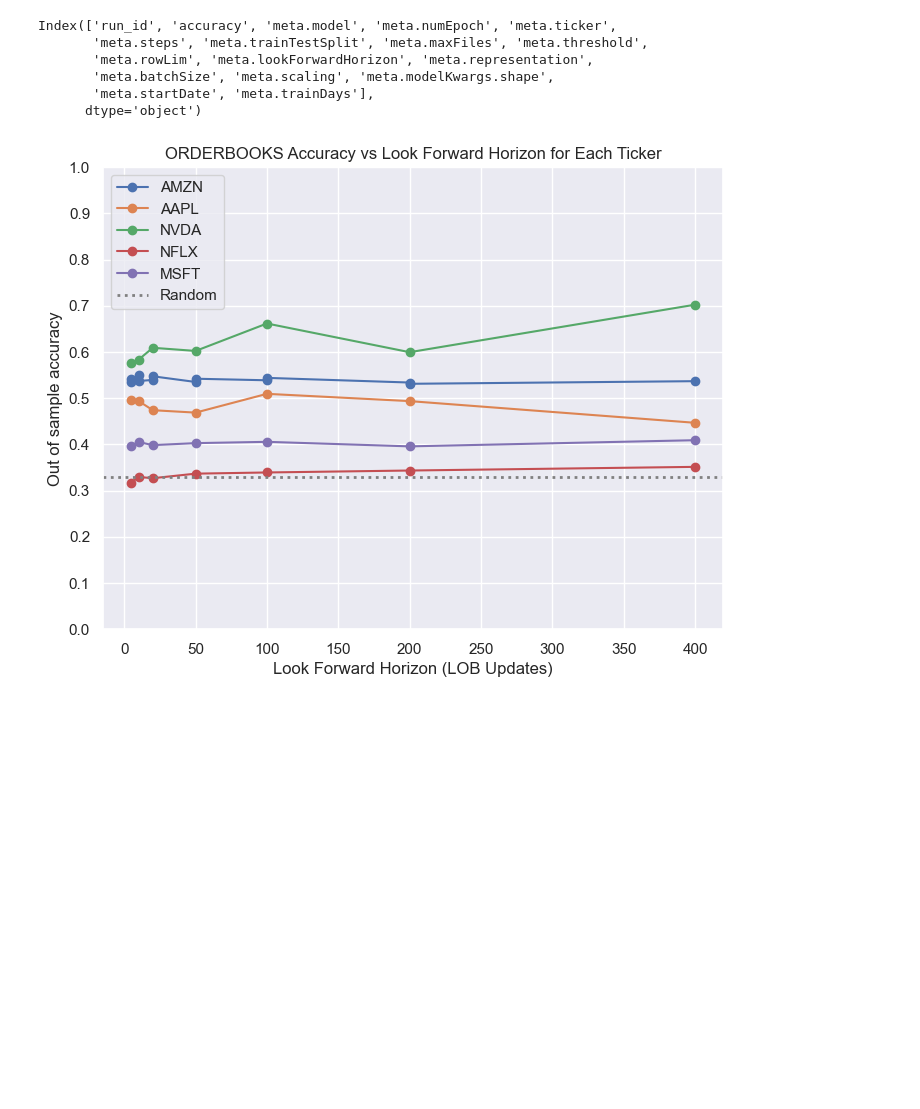
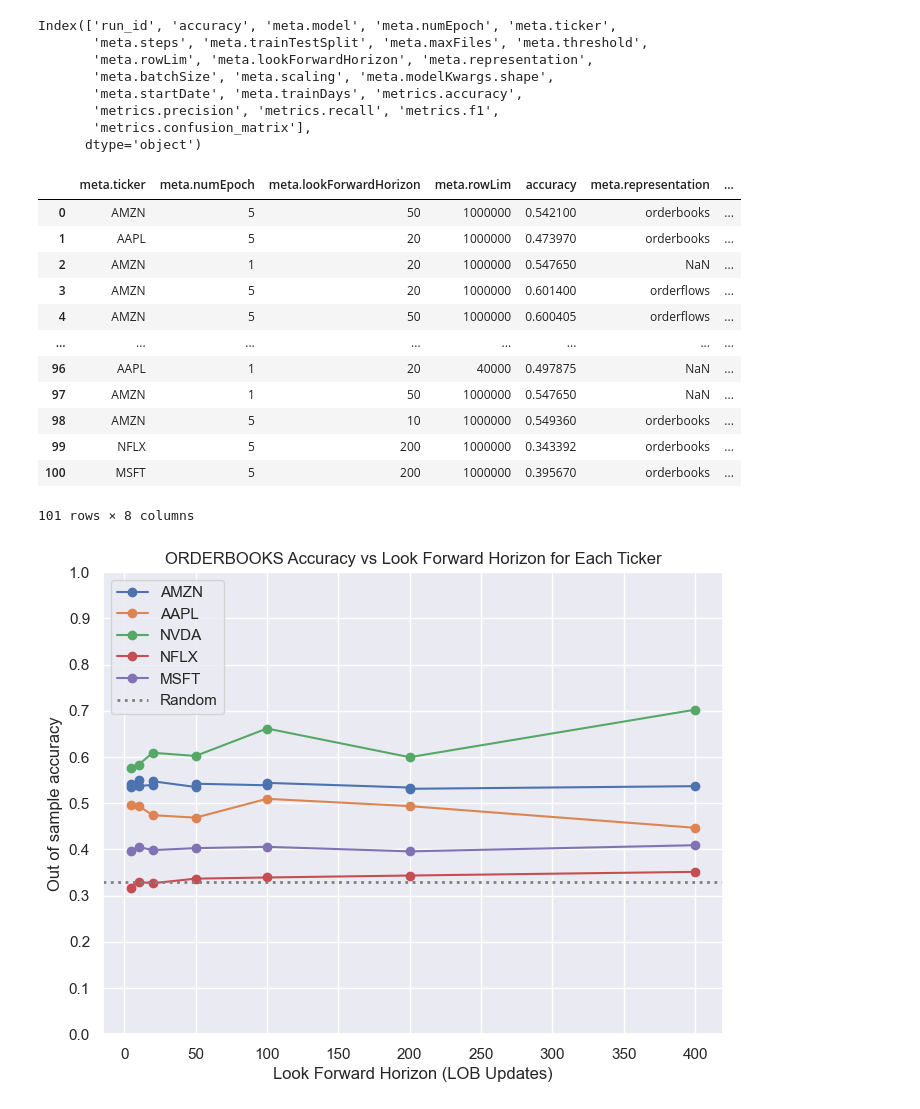
Before and after one commit to benhunt19/deep-lob-project, a Jupyter notebook: src/notebooks/resultsExploration.ipynb, the cells around one changed output. Cells and saved outputs as stored; diff of their text form; code cells hidden in the pictures; blank space fills up the shorter version.

```diff
--- a/src/notebooks/resultsExploration.ipynb
+++ b/src/notebooks/resultsExploration.ipynb
@@ -14,17 +14,32 @@ from src.data_processing.resultMetaUtils import frameFromResultMeta
 # %%
 # Create the datatframe from the results meta
 df = frameFromResultMeta()
 print(df.columns)
 cols = ['meta.ticker', 'meta.numEpoch', 'meta.lookForwardHorizon', 'meta.rowLim', 'accuracy', 'meta.representation', 'meta.model', 'run_id']
 df = df[cols]
-# display(df)
+display(df)
 # %% [output]
 Index(['run_id', 'accuracy', 'meta.model', 'meta.numEpoch', 'meta.ticker',
        'meta.steps', 'meta.trainTestSplit', 'meta.maxFiles', 'meta.threshold',
        'meta.rowLim', 'meta.lookForwardHorizon', 'meta.representation',
        'meta.batchSize', 'meta.scaling', 'meta.modelKwargs.shape',
-       'meta.startDate', 'meta.trainDays'],
+       'meta.startDate', 'meta.trainDays', 'metrics.accuracy',
+       'metrics.precision', 'metrics.recall', 'metrics.f1',
+       'metrics.confusion_matrix'],
       dtype='object')
+|  | meta.ticker | meta.numEpoch | meta.lookForwardHorizon | meta.rowLim | accuracy | meta.representation | ... |
+| 0 | AMZN | 5 | 50 | 1000000 | 0.542100 | orderbooks | ... |
+| 1 | AAPL | 5 | 20 | 1000000 | 0.473970 | orderbooks | ... |
+| 2 | AMZN | 1 | 20 | 1000000 | 0.547650 | NaN | ... |
+| 3 | AMZN | 5 | 20 | 1000000 | 0.601400 | orderflows | ... |
+| 4 | AMZN | 5 | 50 | 1000000 | 0.600405 | orderflows | ... |
+| ... | ... | ... | ... | ... | ... | ... | ... |
+| 96 | AAPL | 1 | 20 | 40000 | 0.497875 | NaN | ... |
+| 97 | AMZN | 1 | 50 | 1000000 | 0.547650 | NaN | ... |
+| 98 | AMZN | 5 | 10 | 1000000 | 0.549360 | orderbooks | ... |
+| 99 | NFLX | 5 | 200 | 1000000 | 0.343392 | orderbooks | ... |
+| 100 | MSFT | 5 | 200 | 1000000 | 0.395670 | orderbooks | ... |
+101 rows × 8 columns
 # %%
 orderbook = df
 
```
Also changed, not shown: 9 other files.
